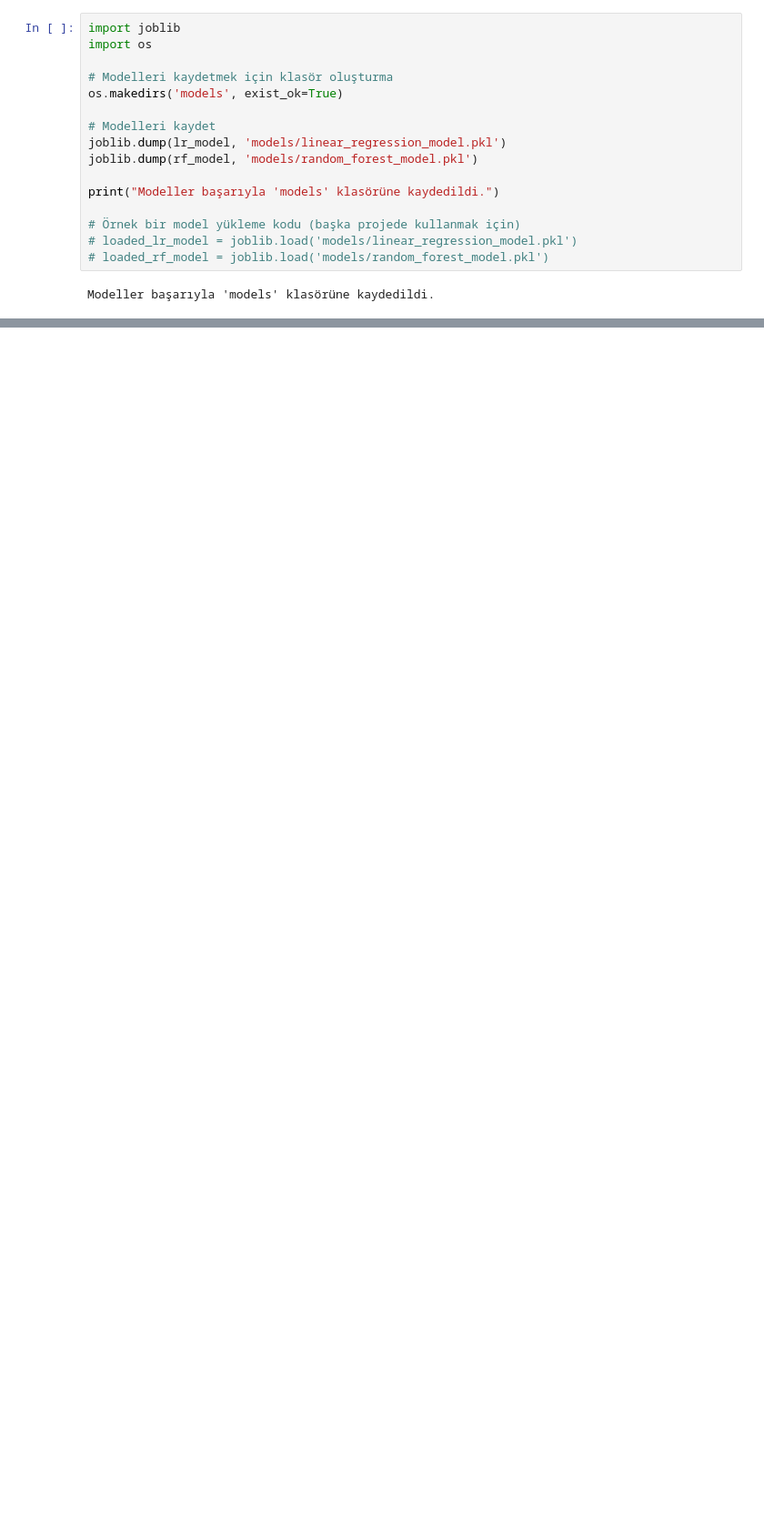
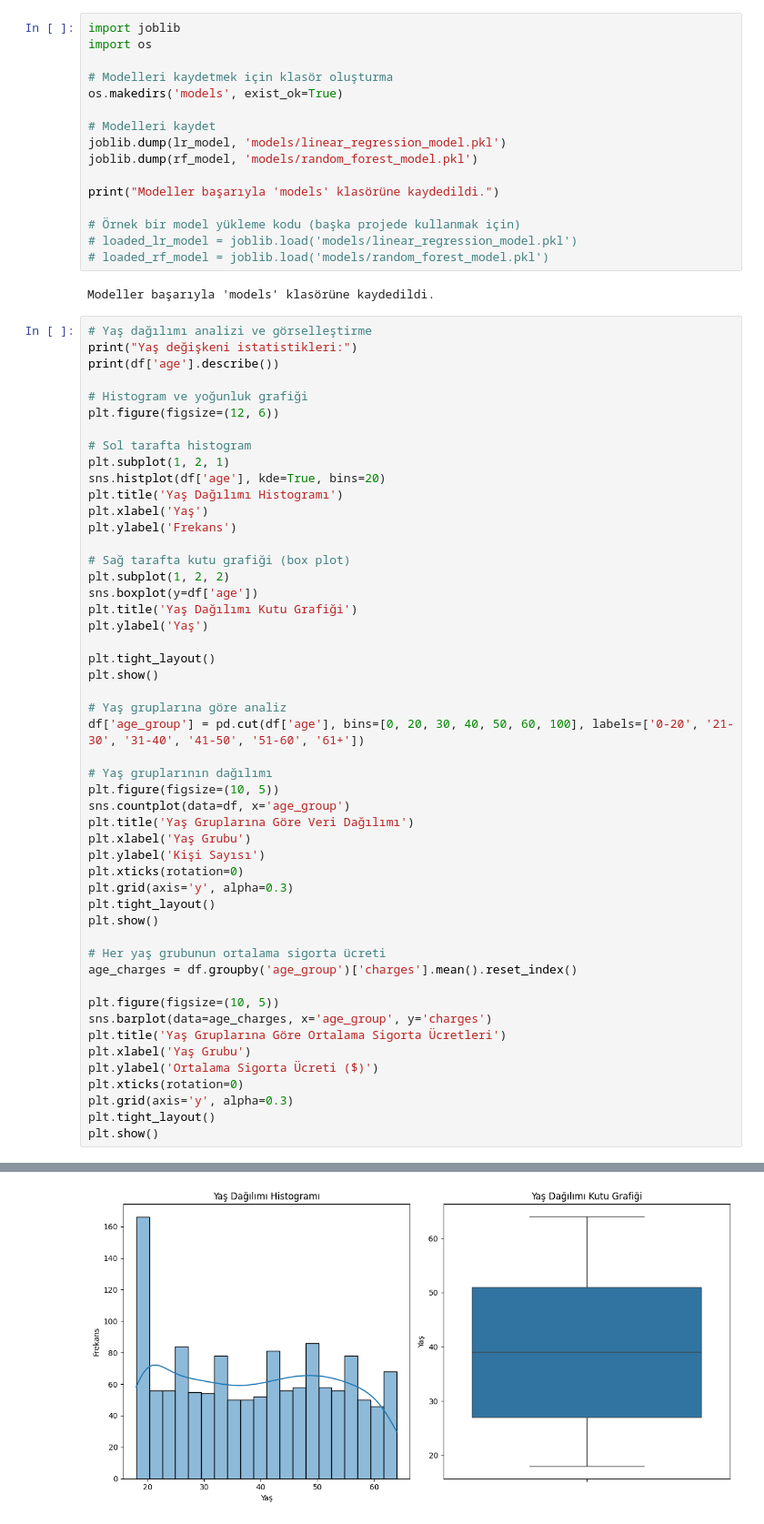
Before and after one commit to poqob/ml-medical-charges, a Jupyter notebook: run.ipynb, the cells around one changed output, grey strips where cells are left out. Shown at 91% size. Cells and saved outputs as stored; diff of their text form; blank space fills up the shorter version.

Commit message:
age groups added.

```diff
--- a/run.ipynb
+++ b/run.ipynb
@@ -441,3 +441,54 @@ print("Modeller başarıyla 'models' klasörüne kaydedildi.")
 # loaded_rf_model = joblib.load('models/random_forest_model.pkl')
 # %% [output]
 Modeller başarıyla 'models' klasörüne kaydedildi.
+# %%
+# Yaş dağılımı analizi ve görselleştirme
+print("Yaş değişkeni istatistikleri:")
+print(df['age'].describe())
+
+# Histogram ve yoğunluk grafiği
+plt.figure(figsize=(12, 6))
+
+# Sol tarafta histogram
+plt.subplot(1, 2, 1)
+sns.histplot(df['age'], kde=True, bins=20)
+plt.title('Yaş Dağılımı Histogramı')
+plt.xlabel('Yaş')
+plt.ylabel('Frekans')
+
+# Sağ tarafta kutu grafiği (box plot)
+plt.subplot(1, 2, 2)
+sns.boxplot(y=df['age'])
+plt.title('Yaş Dağılımı Kutu Grafiği')
+plt.ylabel('Yaş')
+
+plt.tight_layout()
+plt.show()
+
+# Yaş gruplarına göre analiz
+df['age_group'] = pd.cut(df['age'], bins=[0, 20, 30, 40, 50, 60, 100], labels=['0-20', '21-30', '31-40', '41-50', '51-60', '61+'])
+
+# Yaş gruplarının dağılımı
+plt.figure(figsize=(10, 5))
+sns.countplot(data=df, x='age_group')
+plt.title('Yaş Gruplarına Göre Veri Dağılımı')
+plt.xlabel('Yaş Grubu')
+plt.ylabel('Kişi Sayısı')
+plt.xticks(rotation=0)
+plt.grid(axis='y', alpha=0.3)
+plt.tight_layout()
+plt.show()
+
+# Her yaş grubunun ortalama sigorta ücreti
+age_charges = df.groupby('age_group')['charges'].mean().reset_index()
+
+plt.figure(figsize=(10, 5))
+sns.barplot(data=age_charges, x='age_group', y='charges')
+plt.title('Yaş Gruplarına Göre Ortalama Sigorta Ücretleri')
+plt.xlabel('Yaş Grubu')
+plt.ylabel('Ortalama Sigorta Ücreti ($)')
+plt.xticks(rotation=0)
+plt.grid(axis='y', alpha=0.3)
+plt.tight_layout()
+plt.show()
+# %% [output]
@@ -443,0 +505 @@ Modeller başarıyla 'models' klasörüne kaydedildi.
+[figure, added]
```
Also changed, not shown: parts of 2 cells of this notebook.
